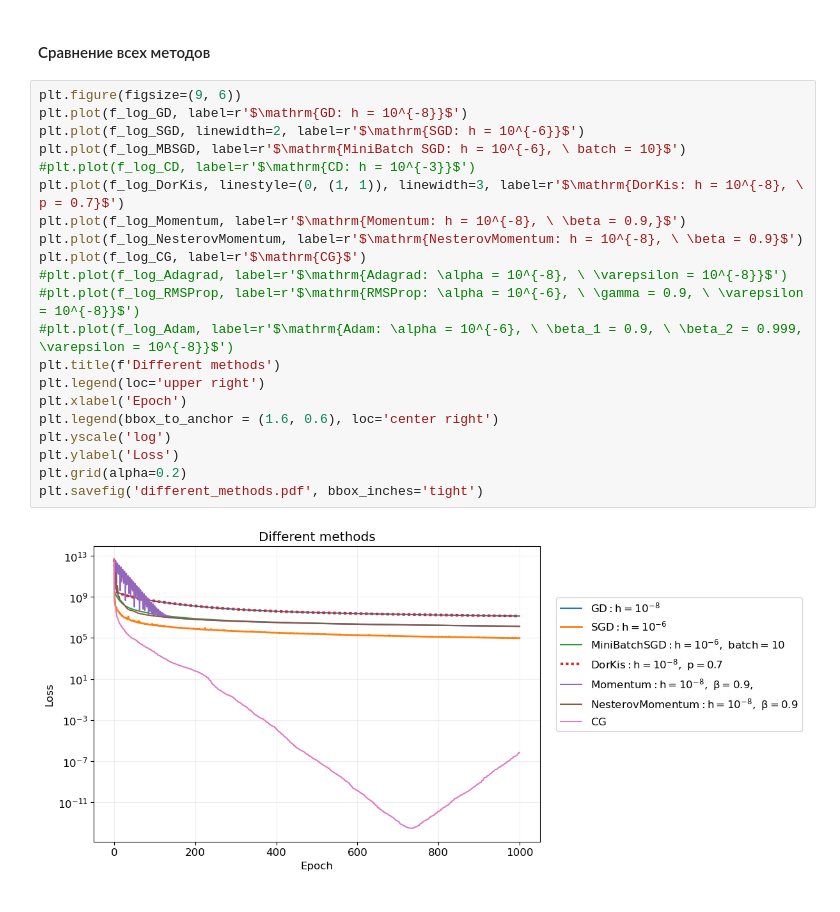
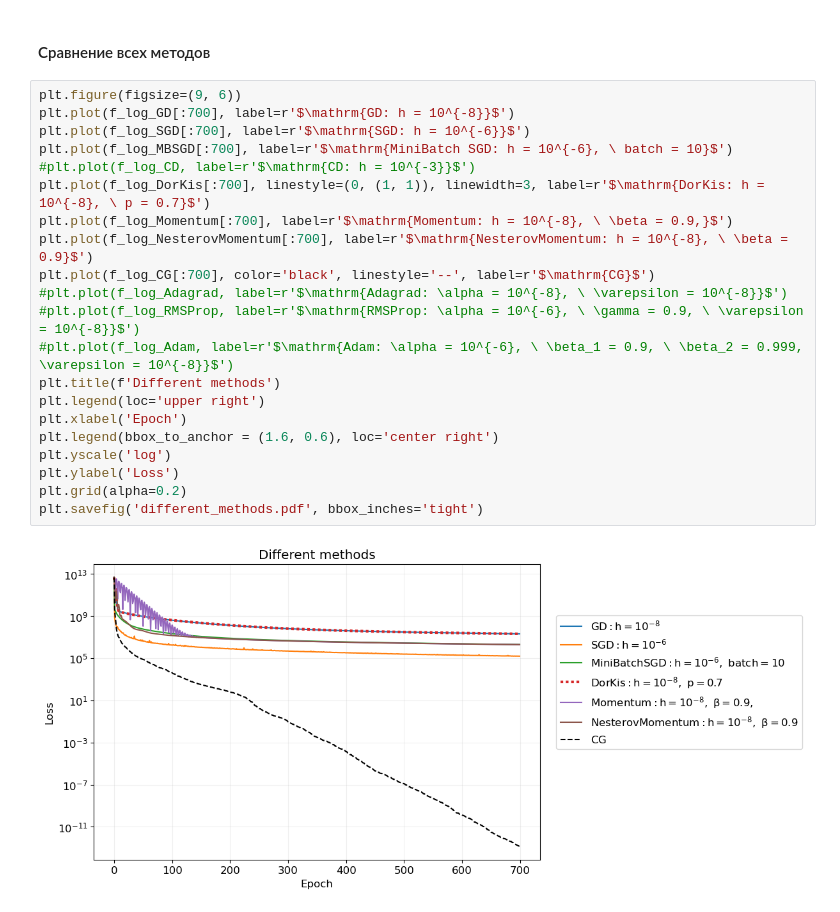
Before and after one commit to kisnikser/Optimization-Methods, a Jupyter notebook: main.ipynb, the cells around one changed output. Drawn from its saved outputs; the diff is of its cells as text.

```diff
--- a/main.ipynb
+++ b/main.ipynb
@@ -740,24 +740,24 @@ plt.savefig('cg.pdf', bbox_inches='tight')
 #### Сравнение всех методов
 # %%
 plt.figure(figsize=(9, 6))
-plt.plot(f_log_GD, label=r'$\mathrm{GD: h = 10^{-8}}$')
-plt.plot(f_log_SGD, linewidth=2, label=r'$\mathrm{SGD: h = 10^{-6}}$')
-plt.plot(f_log_MBSGD, label=r'$\mathrm{MiniBatch SGD: h = 10^{-6}, \ batch = 10}$')
+plt.plot(f_log_GD[:700], label=r'$\mathrm{GD: h = 10^{-8}}$')
+plt.plot(f_log_SGD[:700], label=r'$\mathrm{SGD: h = 10^{-6}}$')
+plt.plot(f_log_MBSGD[:700], label=r'$\mathrm{MiniBatch SGD: h = 10^{-6}, \ batch = 10}$')
 #plt.plot(f_log_CD, label=r'$\mathrm{CD: h = 10^{-3}}$')
-plt.plot(f_log_DorKis, linestyle=(0, (1, 1)), linewidth=3, label=r'$\mathrm{DorKis: h = 10^{-8}, \ p = 0.7}$')
-plt.plot(f_log_Momentum, label=r'$\mathrm{Momentum: h = 10^{-8}, \ \beta = 0.9,}$')
-plt.plot(f_log_NesterovMomentum, label=r'$\mathrm{NesterovMomentum: h = 10^{-8}, \ \beta = 0.9}$')
-plt.plot(f_log_CG, label=r'$\mathrm{CG}$')
+plt.plot(f_log_DorKis[:700], linestyle=(0, (1, 1)), linewidth=3, label=r'$\mathrm{DorKis: h = 10^{-8}, \ p = 0.7}$')
+plt.plot(f_log_Momentum[:700], label=r'$\mathrm{Momentum: h = 10^{-8}, \ \beta = 0.9,}$')
+plt.plot(f_log_NesterovMomentum[:700], label=r'$\mathrm{NesterovMomentum: h = 10^{-8}, \ \beta = 0.9}$')
+plt.plot(f_log_CG[:700], color='black', linestyle='--', label=r'$\mathrm{CG}$')
 #plt.plot(f_log_Adagrad, label=r'$\mathrm{Adagrad: \alpha = 10^{-8}, \ \varepsilon = 10^{-8}}$')
 #plt.plot(f_log_RMSProp, label=r'$\mathrm{RMSProp: \alpha = 10^{-6}, \ \gamma = 0.9, \ \varepsilon = 10^{-8}}$')
 #plt.plot(f_log_Adam, label=r'$\mathrm{Adam: \alpha = 10^{-6}, \ \beta_1 = 0.9, \ \beta_2 = 0.999, \varepsilon = 10^{-8}}$')
 plt.title(f'Different methods')
 plt.legend(loc='upper right')
 plt.xlabel('Epoch')
 plt.legend(bbox_to_anchor = (1.6, 0.6), loc='center right')
 plt.yscale('log')
 plt.ylabel('Loss')
 plt.grid(alpha=0.2)
 plt.savefig('different_methods.pdf', bbox_inches='tight')
 # %% [output]
-[figure, old version]
+[figure, new version]
```
